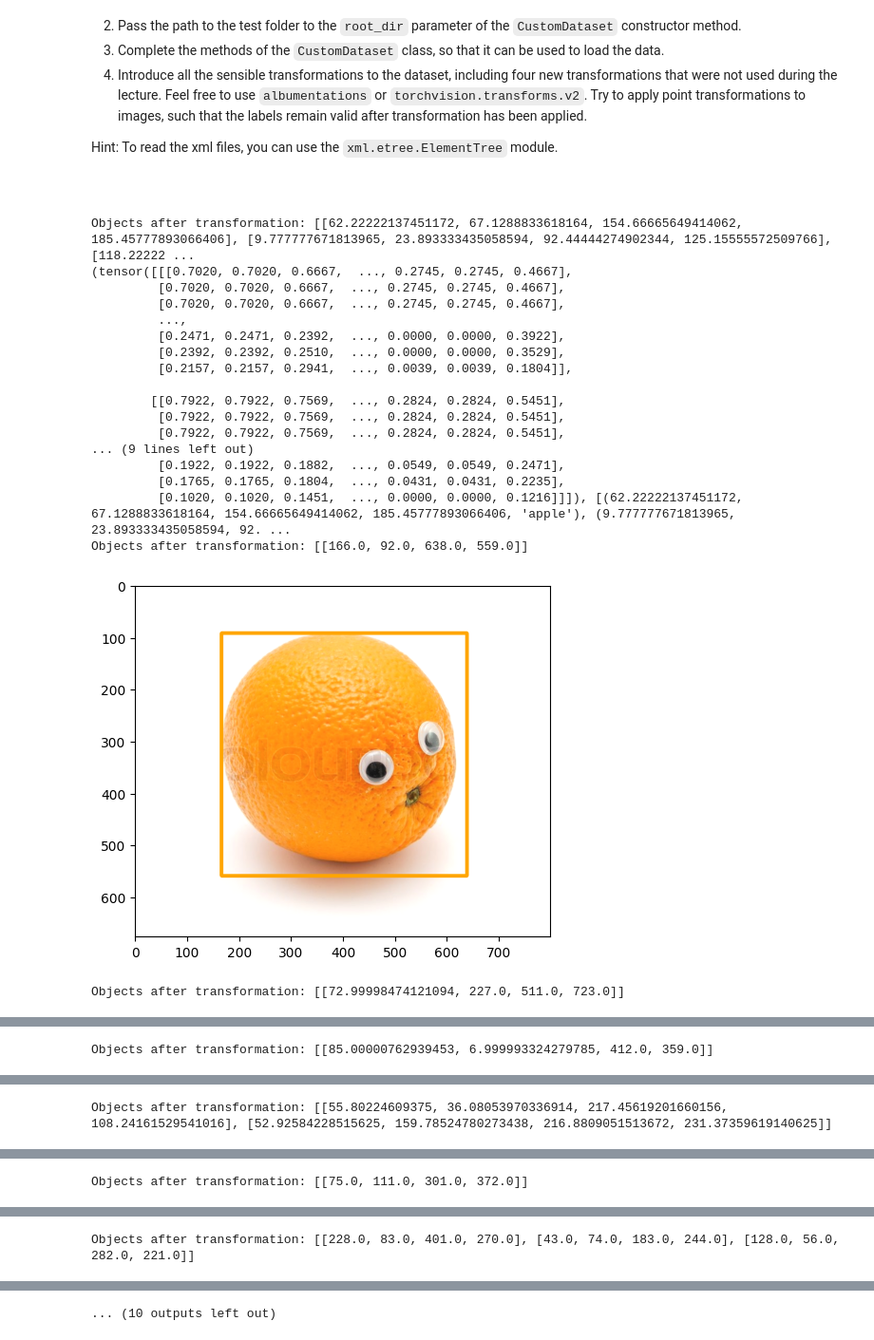
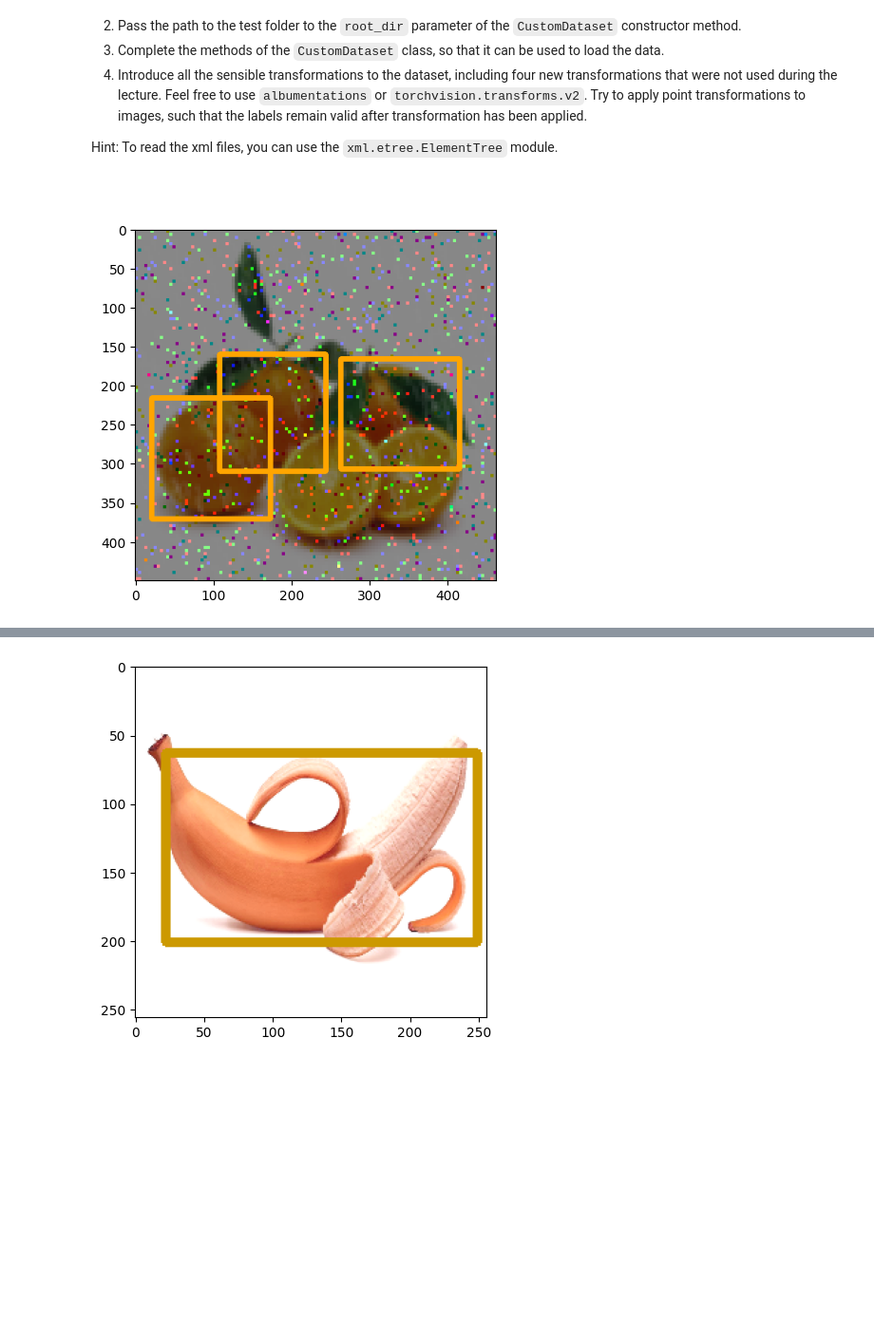
Before and after one commit to krzeznicki/laba_cv_homeworks, a Jupyter notebook: done/homework_6_datasets.ipynb, the cells around one changed output, grey strips where cells are left out. Shown at 95% size. Cells and saved outputs as stored; diff of their text form; code cells hidden in the pictures; blank space fills up the shorter version.

```diff
--- a/done/homework_6_datasets.ipynb
+++ b/done/homework_6_datasets.ipynb
@@ -26,14 +26,13 @@ import cv2
 
 from PIL import Image
 from xml.etree import ElementTree as ET
-from torchvision.transforms.v2 import ToTensor
+import torchvision.transforms.v2 as v2
 import numpy as np
 import matplotlib.pyplot as plt
 
 #student imports
 import os
 import xml.etree.ElementTree as ET
-import torchvision
 import albumentations as A
 
 
@@ -75,6 +74,7 @@ class CustomDataset(Dataset):
         label_path = os.path.join(self.root_dir, self.labels[idx])
         tree = ET.parse(label_path)
         root = tree.getroot()
+        #obejcts is not a tuple, but a list of lists as this format is required by albumentations
         objects: list[list[int, int, int, int]] = []
         labels: list[str] = []
         for obj in root.findall('object'):
@@ -91,13 +91,17 @@ class CustomDataset(Dataset):
         image = Image.open(image_path)
         image = np.array(image)
         if self.transform:
+            # I tried to use obeject list with labels [xmin,ymin,xmax,ymax,label] as it's defined in the documentation, but it didn't work
+            # I got ValueError: could not convert string to float: 'apple'
+            # so I had to create two separate lists for objects and labels
+            # Is there a way to do it without creating two separate lists?
             image = self.transform(image=image, bboxes=objects, labels=labels)
             objects = image['bboxes']
+            labels = image['labels']
             image = image['image']
-            print("Objects after transformation:", objects)
         if type(image) != torch.Tensor:
-            image = ToTensor()(image)
-
+            image = v2.Compose([v2.ToImage(), v2.ToDtype(torch.float32, scale=True)])(image)
+        #create a list of tuples with coordinates and labels to return
         objects = [(*obj, labels[i]) for i, obj in enumerate(objects)]
         # </your_code_here>
         return image, objects
@@ -109,6 +113,9 @@ Hint: Use torchvision.transformers.v2.Compose to combine multiple transformation
 """
 # </your_code_here>
 
+# I don't like that I have to define bbox_params here
+# In real scenario developer may not know what label_fields are defined inside the function
+# Any ideas how to do it better?
 custom_transform = A.Compose([
     # apply only point transformations
     A.ColorJitter(saturation=0.2, hue=0.1),
@@ -135,51 +142,32 @@ dataset = CustomDataset(
     root_dir=root_dir,
     transform=ToTensor() if custom_transform is None else custom_transform,
 )
-print(dataset[0])
 dataloader = DataLoader(dataset, batch_size=1, shuffle=True)
 
 label_2_colour = {
     "orange": (255, 165, 0),
     "banana": (204, 153, 0),
     "apple": (255, 0, 0),
 }
 
 for i, (image, objects) in enumerate(dataloader):
     # image is a tensor of shape (1, 3, H, W)
     # we need to convert it to shape (H, W, 3), and then convert from torch to numpy
     img = image[0].permute(1, 2, 0).numpy()
     # change the img to that it can be displayed with opencv
     img = (img * 255).astype(np.uint8)
     for obj in objects:
         # iterate over the objects and draw bounding boxes around them
         xmin, ymin, xmax, ymax, label = obj
         color = label_2_colour[label[0]]
         img_copy = img.copy()  # Create a copy of the image
         cv2.rectangle(
             img_copy, (int(xmin), int(ymin)), (int(xmax), int(ymax)), color, 5
         )
         img = img_copy  # Assign the modified copy back to img
     plt.imshow(img)
     plt.show()
     if i == 10:
         break
 # %% [output]
-Objects after transformation: [[62.22222137451172, 67.1288833618164, 154.66665649414062, 185.45777893066406], [9.777777671813965, 23.893333435058594, 92.44444274902344, 125.15555572509766], [118.22222 ...
-(tensor([[[0.7020, 0.7020, 0.6667,  ..., 0.2745, 0.2745, 0.4667],
-         [0.7020, 0.7020, 0.6667,  ..., 0.2745, 0.2745, 0.4667],
-         [0.7020, 0.7020, 0.6667,  ..., 0.2745, 0.2745, 0.4667],
-         ...,
-         [0.2471, 0.2471, 0.2392,  ..., 0.0000, 0.0000, 0.3922],
-         [0.2392, 0.2392, 0.2510,  ..., 0.0000, 0.0000, 0.3529],
-         [0.2157, 0.2157, 0.2941,  ..., 0.0039, 0.0039, 0.1804]],
-
-        [[0.7922, 0.7922, 0.7569,  ..., 0.2824, 0.2824, 0.5451],
-         [0.7922, 0.7922, 0.7569,  ..., 0.2824, 0.2824, 0.5451],
-         [0.7922, 0.7922, 0.7569,  ..., 0.2824, 0.2824, 0.5451],
-... (9 lines left out)
-         [0.1922, 0.1922, 0.1882,  ..., 0.0549, 0.0549, 0.2471],
-         [0.1765, 0.1765, 0.1804,  ..., 0.0431, 0.0431, 0.2235],
-         [0.1020, 0.1020, 0.1451,  ..., 0.0000, 0.0000, 0.1216]]]), [(62.22222137451172, 67.1288833618164, 154.66665649414062, 185.45777893066406, 'apple'), (9.777777671813965, 23.893333435058594, 92. ...
-Objects after transformation: [[166.0, 92.0, 638.0, 559.0]]
-[figure, old version]
+[figure, new version]
-Objects after transformation: [[72.99998474121094, 227.0, 511.0, 723.0]]
@@ -187 +174,0 @@ Objects after transformation: [[72.99998474121094, 227.0, 511.0, 723.0]]
-Objects after transformation: [[85.00000762939453, 6.999993324279785, 412.0, 359.0]]
@@ -189 +175,0 @@ Objects after transformation: [[85.00000762939453, 6.999993324279785, 412.0, 359
-Objects after transformation: [[55.80224609375, 36.08053970336914, 217.45619201660156, 108.24161529541016], [52.92584228515625, 159.78524780273438, 216.8809051513672, 231.37359619140625]]
@@ -191 +176,0 @@ Objects after transformation: [[55.80224609375, 36.08053970336914, 217.456192016
-Objects after transformation: [[75.0, 111.0, 301.0, 372.0]]
@@ -193 +177,0 @@ Objects after transformation: [[75.0, 111.0, 301.0, 372.0]]
-Objects after transformation: [[228.0, 83.0, 401.0, 270.0], [43.0, 74.0, 183.0, 244.0], [128.0, 56.0, 282.0, 221.0]]
@@ -195 +179 @@ Objects after transformation: [[228.0, 83.0, 401.0, 270.0], [43.0, 74.0, 183.0,
-... (10 outputs left out)
+[figure, added]
```
Also changed, not shown: parts of 1 cell of this notebook.
